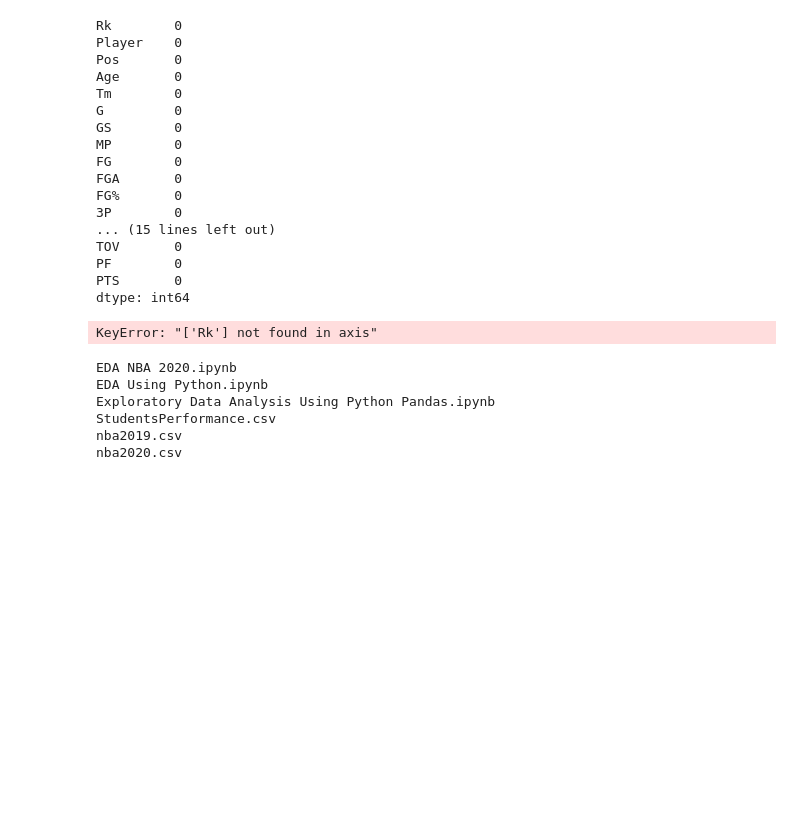
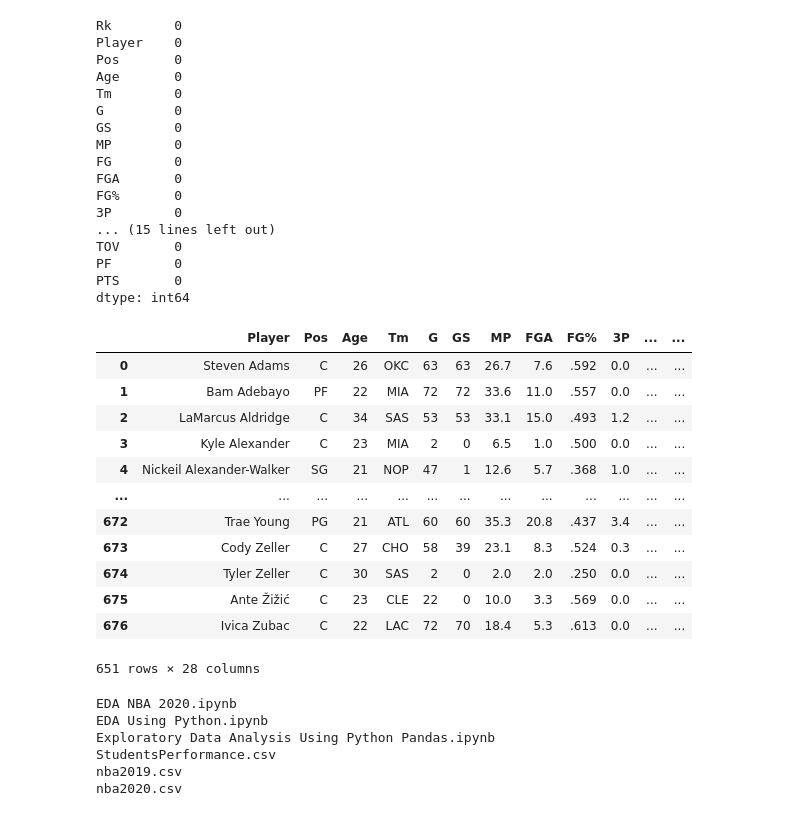
Before and after one commit to Gemar30/EDA_Activities, a Jupyter notebook: EDA NBA 2020.ipynb, the cells around one changed output. Saved outputs shown, nothing was run; the diff lists cells and outputs as text; code cells hidden in the pictures; blank space fills up the shorter version.

```diff
--- a/EDA NBA 2020.ipynb
+++ b/EDA NBA 2020.ipynb
@@ -9,9 +9,9 @@ html= pd.read_html(url, header=0)
 df2020=html[0]
 
 #Data Cleaning
-
-raw= df2020.drop(df2020[df2020.Age=='Age'].index)
-raw
+df2020
+# raw= df2020.drop(df2020[df2020.Age=='Age'].index)
+# raw
 # %% [output]
 |  | Rk | Player | Pos | Age | Tm | G | GS | MP | FG | FGA | ... | ... |
 | 0 | 1 | Steven Adams | C | 26 | OKC | 63 | 63 | 26.7 | 4.5 | 7.6 | ... | ... |
@@ -103,10 +103,22 @@ PTS       0
 dtype: int64
 # %%
 # Drop Column name Rk
-df = df.drop(['Rk'], axis=1)
+df = df.drop(['FG'], axis=1)
 df
 # %% [output]
+|  | Player | Pos | Age | Tm | G | GS | MP | FGA | FG% | 3P | ... | ... |
+| 0 | Steven Adams | C | 26 | OKC | 63 | 63 | 26.7 | 7.6 | .592 | 0.0 | ... | ... |
+| 1 | Bam Adebayo | PF | 22 | MIA | 72 | 72 | 33.6 | 11.0 | .557 | 0.0 | ... | ... |
+| 2 | LaMarcus Aldridge | C | 34 | SAS | 53 | 53 | 33.1 | 15.0 | .493 | 1.2 | ... | ... |
+| 3 | Kyle Alexander | C | 23 | MIA | 2 | 0 | 6.5 | 1.0 | .500 | 0.0 | ... | ... |
+| 4 | Nickeil Alexander-Walker | SG | 21 | NOP | 47 | 1 | 12.6 | 5.7 | .368 | 1.0 | ... | ... |
+| ... | ... | ... | ... | ... | ... | ... | ... | ... | ... | ... | ... | ... |
+| 672 | Trae Young | PG | 21 | ATL | 60 | 60 | 35.3 | 20.8 | .437 | 3.4 | ... | ... |
+| 673 | Cody Zeller | C | 27 | CHO | 58 | 39 | 23.1 | 8.3 | .524 | 0.3 | ... | ... |
+| 674 | Tyler Zeller | C | 30 | SAS | 2 | 0 | 2.0 | 2.0 | .250 | 0.0 | ... | ... |
+| 675 | Ante Žižić | C | 23 | CLE | 22 | 0 | 10.0 | 3.3 | .569 | 0.0 | ... | ... |
+| 676 | Ivica Zubac | C | 22 | LAC | 72 | 70 | 18.4 | 5.3 | .613 | 0.0 | ... | ... |
-KeyError: "['Rk'] not found in axis"
+651 rows × 28 columns
 # %%
 # Write to csv file
 df.to_csv('nba2020.csv', index=False)
```
Also changed, not shown: parts of 1 cell of this notebook, 8 other files.
